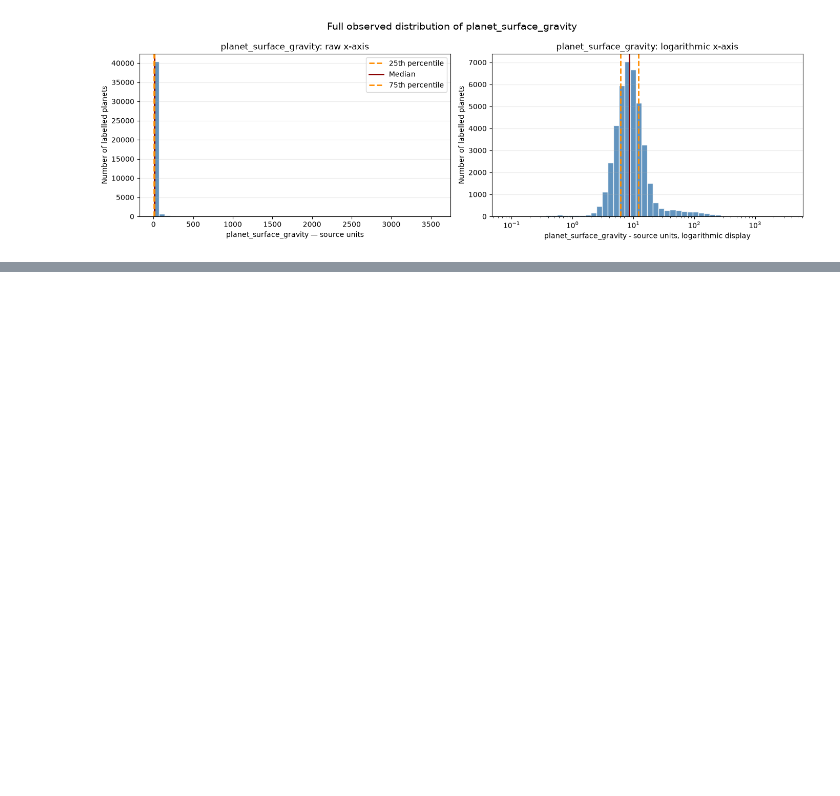
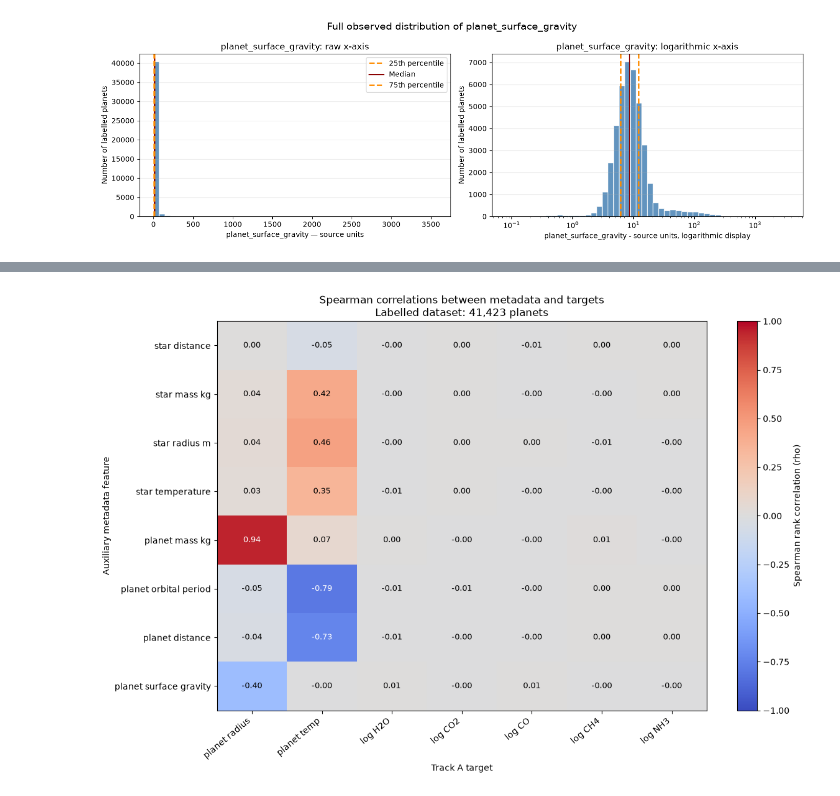
Before and after one commit to ajf12327/ADC2023-conformal-prediction, a Jupyter notebook: notebooks/02_EDA.ipynb, the cells around one changed output, grey strips where cells are left out. Cells and saved outputs as stored; diff of their text form; code cells hidden in the pictures; blank space fills up the shorter version.

Commit message:
Update target EDA notebook

```diff
--- a/notebooks/02_EDA.ipynb
+++ b/notebooks/02_EDA.ipynb
@@ -971,0 +1077,16 @@ for feature_name in SKEWED_METADATA_FEATURES:
+# %%
+correlation_columns = [*METADATA_FEATURES, *TARGET_COLUMNS]
+
+full_spearman_matrix = labelled_analysis[correlation_columns].corr(method="spearman")
+
+metadata_target_spearman = full_spearman_matrix.loc[METADATA_FEATURES, TARGET_COLUMNS]
+
+if metadata_target_spearman.shape != (8, 7):
+    raise ValueError("Unexpected metadata target correlation shape: ",
+                     f"{metadata_target_spearman.shape}")
+
+if not np.isfinite(metadata_target_spearman.to_numpy()).all():
+    raise ValueError("The Spearman matrix contains non-finite coefficients")
+
+print("Metadata target Spearman matrix shape:", metadata_target_spearman.shape)
+display(metadata_target_spearman.round(3))
@@ -971,0 +1104,52 @@ for feature_name in SKEWED_METADATA_FEATURES:
+# %%
+heatmap_values = metadata_target_spearman.to_numpy()
+
+metadata_labels = [feature.replace("_", " ") for feature in METADATA_FEATURES]
+
+target_labels = [target.replace("_", " ") for target in TARGET_COLUMNS]
+
+fig, ax = plt.subplots(figsize=(12, 8))
+
+heatmap = ax.imshow(
+    heatmap_values,
+    cmap="coolwarm",
+    vmin=-1,
+    vmax=1,
+    aspect="auto"
+)
+
+colour_bar = fig.colorbar(heatmap, ax=ax)
+colour_bar.set_label("Spearman rank correlation (rho)")
+
+ax.set_xticks(np.arange(len(TARGET_COLUMNS)))
+ax.set_xticklabels(target_labels, rotation=40, ha="right")
+
+ax.set_yticks(np.arange(len(METADATA_FEATURES)))
+ax.set_yticklabels(metadata_labels)
+
+ax.set_xlabel("Track A target")
+ax.set_ylabel("Auxiliary metadata feature")
+ax.set_title("Spearman correlations between metadata and targets\n"
+             "Labelled dataset: 41,423 planets")
+
+for row_index in range(len(METADATA_FEATURES)):
+    for column_index in range(len(TARGET_COLUMNS)):
+        rho = heatmap_values[row_index, column_index]
+
+        annotation_colour = ("white" if abs(rho) >= 0.50 else "black")
+
+        ax.text(
+            column_index,
+            row_index,
+            f"{rho:.2f}",
+            ha="center",
+            va="center",
+            color=annotation_colour,
+            fontsize=9
+        )
+
+fig.tight_layout()
+plt.show()
+plt.close(fig)
+# %% [output]
+[figure, added]
```
Also changed, not shown: parts of 10 cells of this notebook.
